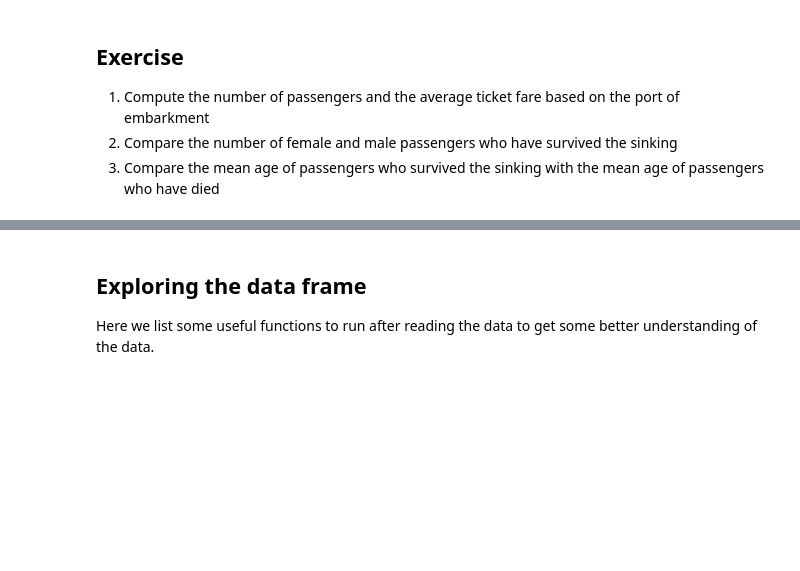
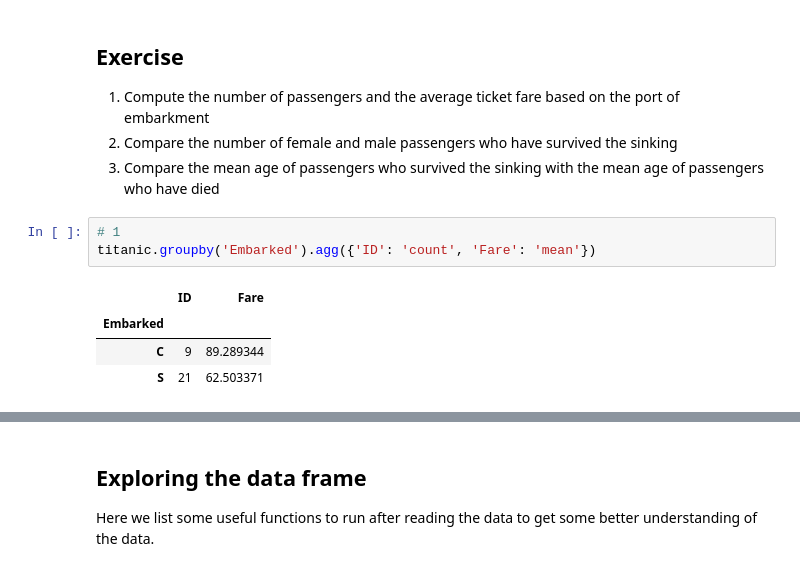
Before and after one commit to Luncenok/Data-mining, a Jupyter notebook: introduction/dm-pandas.ipynb, the cells around one changed output, grey strips where cells are left out. Cells and saved outputs as stored; diff of their text form; blank space fills up the shorter version.

```diff
--- a/introduction/dm-pandas.ipynb
+++ b/introduction/dm-pandas.ipynb
@@ -604,3 +897,11 @@ drinks.groupby('continent').mean().plot(kind='bar')
 1. Compute the number of passengers and the average ticket fare based on the port of embarkment
 2. Compare the number of female and male passengers who have survived the sinking
 3. Compare the mean age of passengers who survived the sinking with the mean age of passengers who have died
+# %%
+# 1
+titanic.groupby('Embarked').agg({'ID': 'count', 'Fare': 'mean'})
+# %% [output]
+|  | ID | Fare |
+| Embarked |  |  |
+| C | 9 | 89.289344 |
+| S | 21 | 62.503371 |
```
Also changed, not shown: parts of 134 cells of this notebook.
